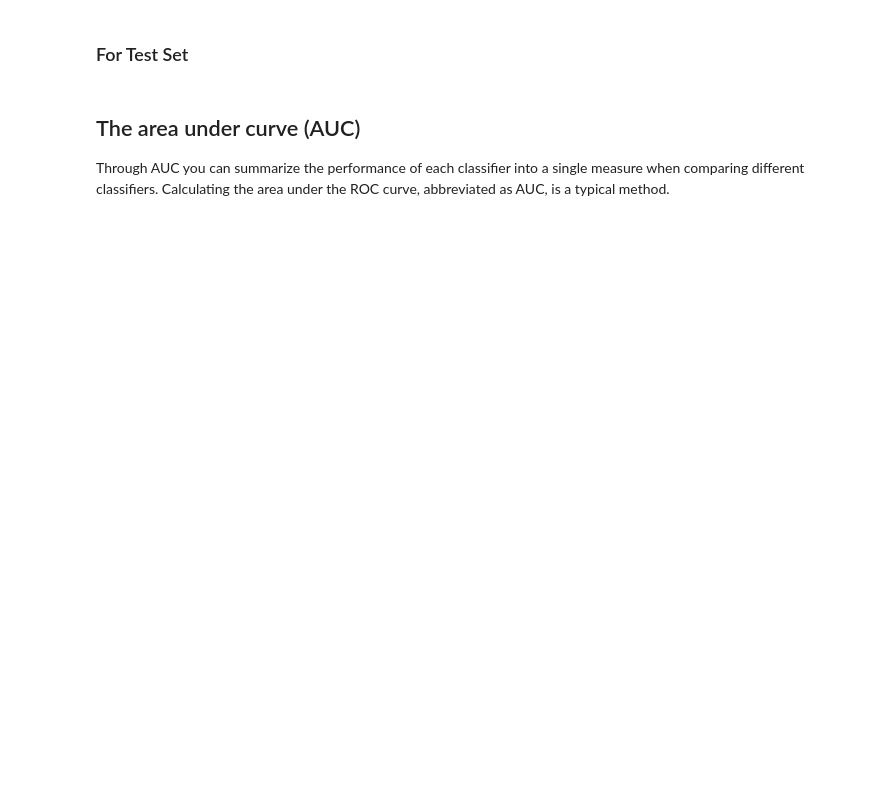
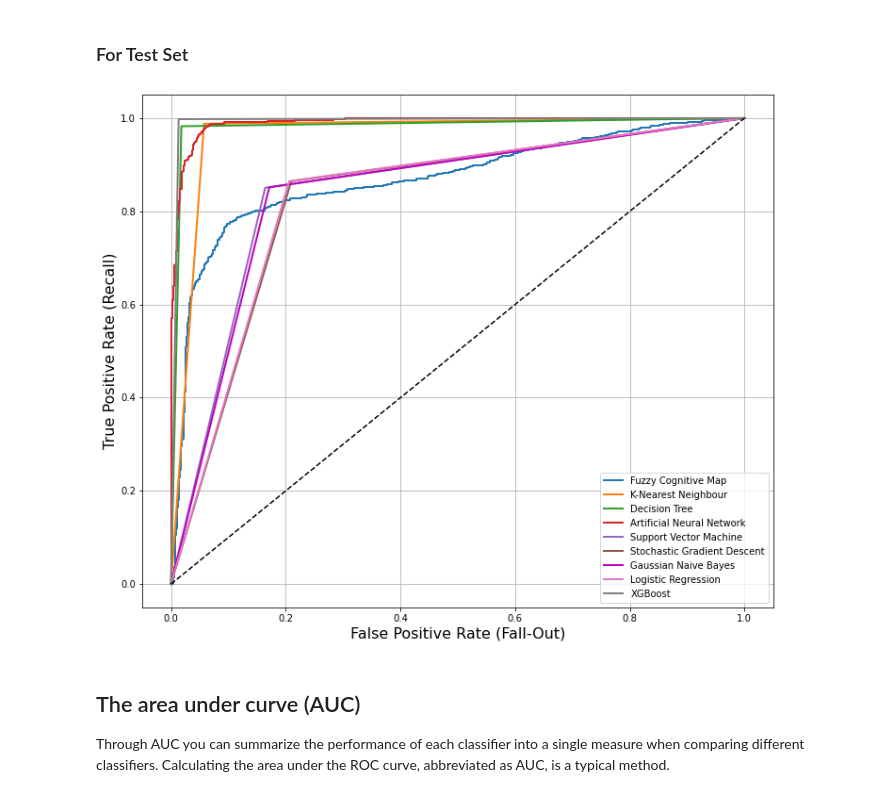
Before and after one commit to marios-tyrovolas/Information-Flow-Based-Fuzzy-Cognitive-Maps-with-Enhanced-Interpretability, a Jupyter notebook: Training and Evaluating other ML models_AI4I_2020.ipynb, the cells around one changed output. Cells and saved outputs as stored; diff of their text form; code cells hidden in the pictures; blank space fills up the shorter version.

```diff
--- a/Training and Evaluating other ML models_AI4I_2020.ipynb
+++ b/Training and Evaluating other ML models_AI4I_2020.ipynb
@@ -747,6 +1173,11 @@ from sklearn.metrics import roc_curve
 
 #Fuzzy Cognitive Map
 fpr_FCM, tpr_FCM, thresholds_FCM = roc_curve(y_test, y_test_pred_fcm)
+
+#------------------------------------------------------------------------------------------------#
+
+#K-Nearest Neighbour (KNN)
+fpr_KNN, tpr_KNN, thresholds_KNN = roc_curve(y_test, y_test_pred_knn)
 
 #------------------------------------------------------------------------------------------------#
 
@@ -787,6 +1218,12 @@ plt.figure(figsize=(12, 10))
 
 #Fuzzy Cognitive Map
 plt.plot(fpr_FCM, tpr_FCM, linewidth=2, label="Fuzzy Cognitive Map")
+
+
+#------------------------------------------------------------------------------------------------#
+
+#K-Nearest Neighbour (KNN)
+plt.plot(fpr_KNN, tpr_KNN, linewidth=2, label="K-Nearest Neighbour")
 
 
 #------------------------------------------------------------------------------------------------#
@@ -822,33 +1259,35 @@ plt.plot(fpr_NB, tpr_NB, "m-", linewidth=2, label="Gaussian Naive Bayes")
 # Linear Regresison
 plt.plot(fpr_LR, tpr_LR, linewidth=2, label="Logistic Regression")
 
 
 #------------------------------------------------------------------------------------------------#
 
 # XGBoost
 plt.plot(fpr_XG, tpr_XG, linewidth=2, label="XGBoost")
 
 #------------------------------------------------------------------------------------------------#
 
 
 # fpr_SGD_90 = fpr_SGD[np.argmax(tpr_SGD >= 0.9)]
 
 # plt.plot([fpr_SGD_90, fpr_SGD_90], [0., 0.9], "r:")
 # plt.plot([0.0, fpr_SGD_90], [0.9, 0.9], "r:")
 # plt.plot([fpr_SGD_90], [0.9], "ro")
 
 # AUC curve
 plt.plot([0, 1], [0, 1], 'k--')
 # plt.axis([0, 1, 0, 1])
 
 
 
 plt.xlabel('False Positive Rate (Fall-Out)', fontsize=16)
 plt.ylabel('True Positive Rate (Recall)', fontsize=16)
 
 plt.legend(loc=4)
 plt.grid(True)
 plt.show()
+# %% [output]
+[figure, added]
 # %% [markdown]
 ## The area under curve (AUC)
 Through AUC you can summarize the performance of each classifier into a single measure when comparing different classifiers. Calculating the area under the ROC curve, abbreviated as AUC, is a typical method.
```
Also changed, not shown: parts of 73 cells of this notebook.
